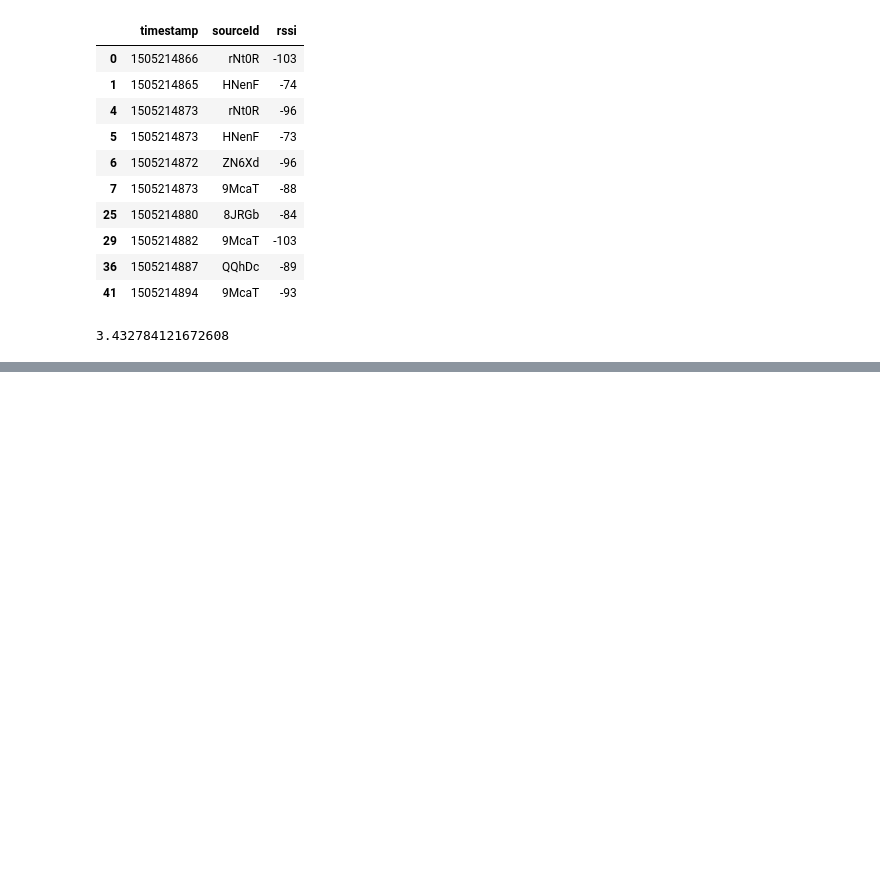
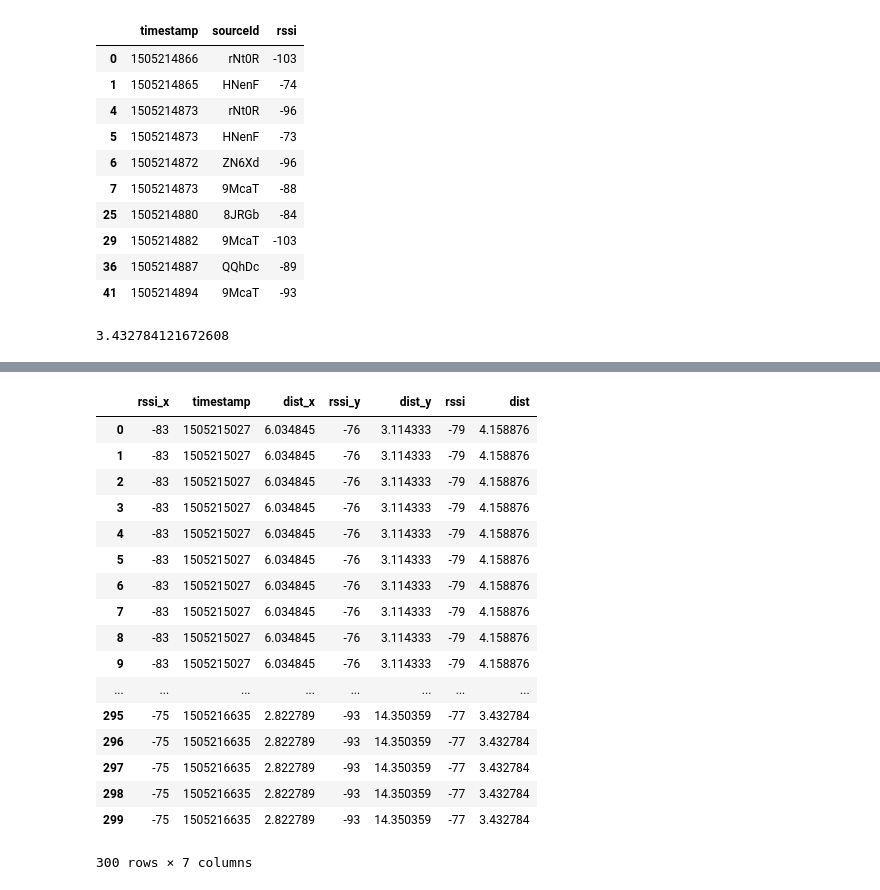
Before and after one commit to konradbjk/WorkshopEIS, a Jupyter notebook: notebook1.ipynb, the cells around one changed output, grey strips where cells are left out. Drawn from its saved outputs; the diff is of its cells as text; code cells hidden in the pictures; blank space fills up the shorter version.

```diff
--- a/notebook1.ipynb
+++ b/notebook1.ipynb
@@ -158,0 +230,18 @@ df_important_filtered_sorted.head(10)
+# %%
+sources = [df_source1, df_source2, df_source3, df_source4, df_source5, df_source6, df_source7]
+
+try:
+    # Drop unnecesary columns
+    df_source3 = df_source3.drop(['deviceAddress', 'proximity', 'scanType', 'sourceId', 'trackingId'], axis=1)
+    df_source4 = df_source4.drop(['deviceAddress', 'proximity', 'scanType', 'sourceId', 'trackingId'], axis=1)
+    df_source5 = df_source5.drop(['deviceAddress', 'proximity', 'scanType', 'sourceId', 'trackingId'], axis=1)
+    df_source6 = df_source6.drop(['deviceAddress', 'proximity', 'scanType', 'sourceId', 'trackingId'], axis=1)
+    df_source7 = df_source7.drop(['deviceAddress', 'proximity', 'scanType', 'sourceId', 'trackingId'], axis=1)
+    df_source1 = df_source1.drop(['deviceAddress', 'proximity', 'scanType', 'sourceId', 'trackingId'], axis=1)
+    df_source2 = df_source2.drop(['deviceAddress', 'proximity', 'scanType', 'sourceId', 'trackingId'], axis=1)
+except ValueError:
+    #print("Value Error, there might be no labels like this")
+
+finally:
+    # Merge the DataFrames by the timestamp values
+    result_0 = pd.merge(df_source1, df_source2, how='inner', on = 'timestamp')
@@ -158,0 +250,26 @@ df_important_filtered_sorted.head(10)
+# %%
+result_0 = pd.merge(df_source1, df_source2, how='inner', on = 'timestamp')
+result_0.info()
+# %%
+result_1 = pd.merge(result_0, df_source3, how='inner', on = 'timestamp')
+# %%
+result_1
+# %% [output]
+|  | rssi_x | timestamp | dist_x | rssi_y | dist_y | rssi | dist |
+| 0 | -83 | 1505215027 | 6.034845 | -76 | 3.114333 | -79 | 4.158876 |
+| 1 | -83 | 1505215027 | 6.034845 | -76 | 3.114333 | -79 | 4.158876 |
+| 2 | -83 | 1505215027 | 6.034845 | -76 | 3.114333 | -79 | 4.158876 |
+| 3 | -83 | 1505215027 | 6.034845 | -76 | 3.114333 | -79 | 4.158876 |
+| 4 | -83 | 1505215027 | 6.034845 | -76 | 3.114333 | -79 | 4.158876 |
+| 5 | -83 | 1505215027 | 6.034845 | -76 | 3.114333 | -79 | 4.158876 |
+| 6 | -83 | 1505215027 | 6.034845 | -76 | 3.114333 | -79 | 4.158876 |
+| 7 | -83 | 1505215027 | 6.034845 | -76 | 3.114333 | -79 | 4.158876 |
+| 8 | -83 | 1505215027 | 6.034845 | -76 | 3.114333 | -79 | 4.158876 |
+| 9 | -83 | 1505215027 | 6.034845 | -76 | 3.114333 | -79 | 4.158876 |
+| ... | ... | ... | ... | ... | ... | ... | ... |
+| 295 | -75 | 1505216635 | 2.822789 | -93 | 14.350359 | -77 | 3.432784 |
+| 296 | -75 | 1505216635 | 2.822789 | -93 | 14.350359 | -77 | 3.432784 |
+| 297 | -75 | 1505216635 | 2.822789 | -93 | 14.350359 | -77 | 3.432784 |
+| 298 | -75 | 1505216635 | 2.822789 | -93 | 14.350359 | -77 | 3.432784 |
+| 299 | -75 | 1505216635 | 2.822789 | -93 | 14.350359 | -77 | 3.432784 |
+300 rows × 7 columns
```
Also changed, not shown: parts of 9 cells of this notebook, 2 other files.
